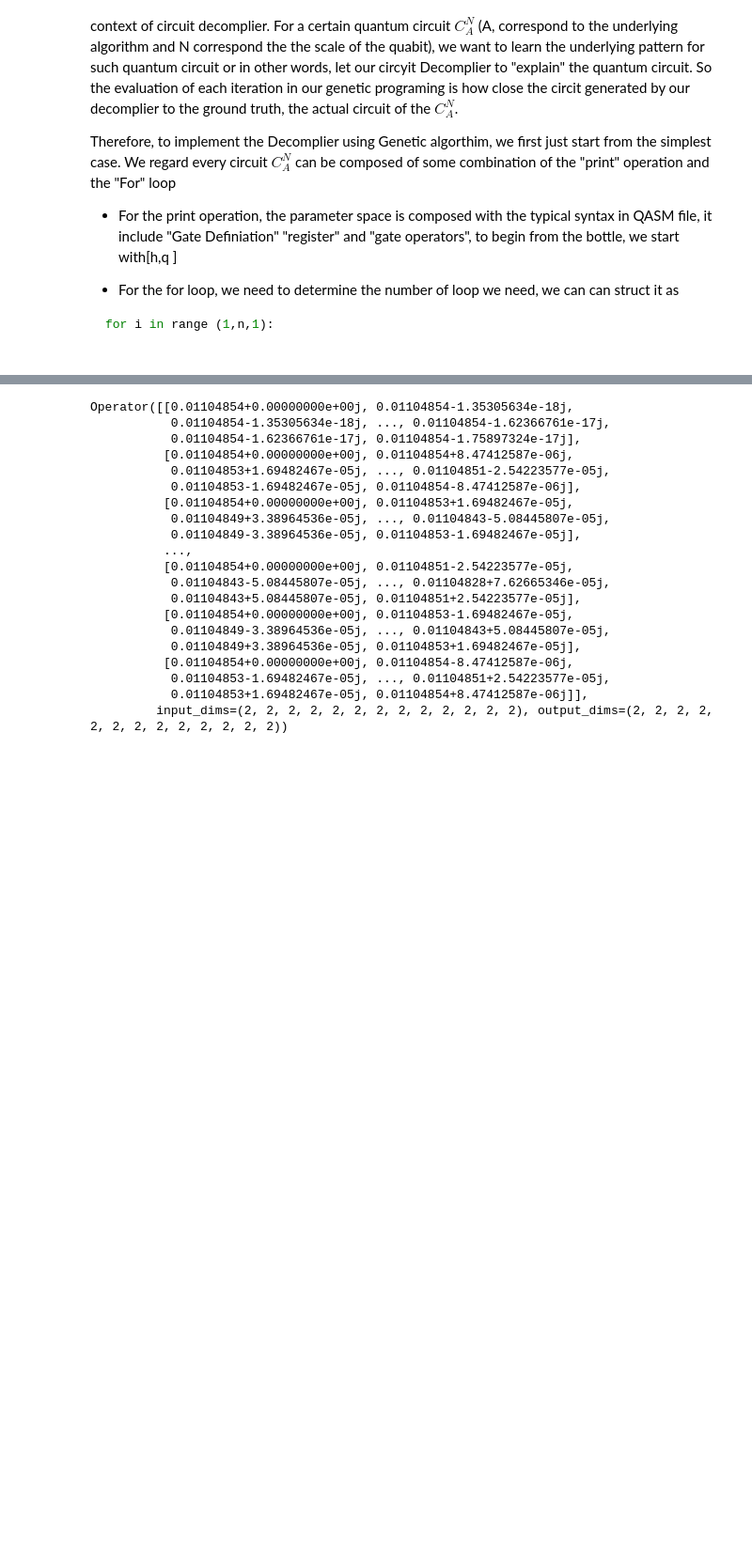
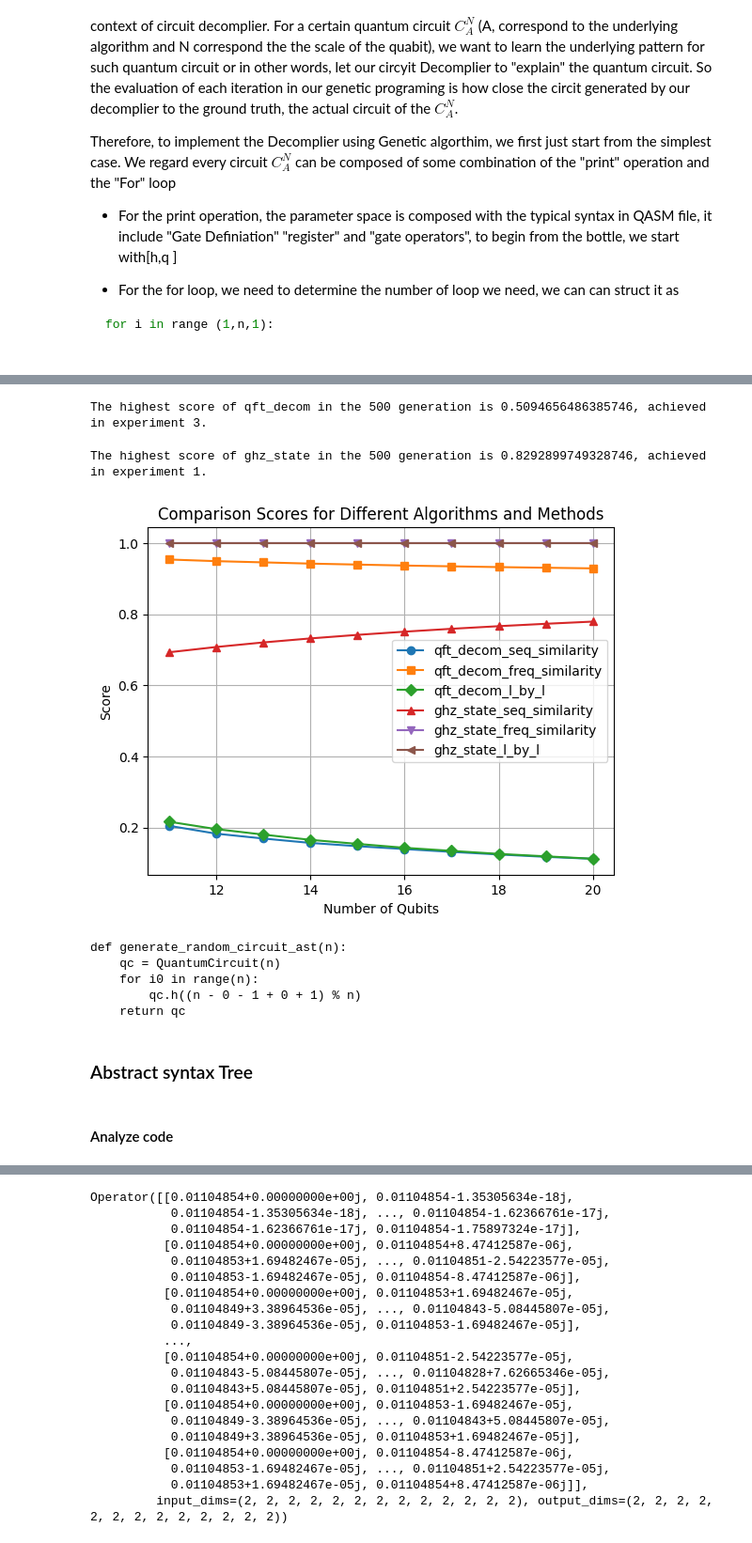
Before and after one commit to XlxlICE/Quantum-Circuit-Decompiler-, a Jupyter notebook: Decomplier.ipynb, the cells around one changed output, grey strips where cells are left out. Shown at 94% size. Saved outputs shown, nothing was run; the diff lists cells and outputs as text; code cells hidden in the pictures; blank space fills up the shorter version.

```diff
--- a/Decomplier.ipynb
+++ b/Decomplier.ipynb
@@ -688,0 +1500,14 @@ Generation 100/100 completed in 0.00 seconds
+# %%
+algorithm = ['qft_decom']
+plotter = GeneticDecompilationPlotter(algorithm_name='example', algorithms=algorithm,
+                                    compare_method='combined',pop_size=40, generations=100, rep=3)
+
+# Run experiments
+all_best_scores, all_scores, all_individual = plotter.load_data('qft')
+# %%
+last_generation_scores = [experiment[-1] for experiment in all_best_scores[_]]
+max_score = max(last_generation_scores)
+max_score_index = last_generation_scores.index(max_score)
+print(f"The highest score of{_} in the {len(all_best_scores[_][0])} generation is {max_score}, achieved in experiment {max_score_index + 1}.")
+best_code=all_individual[_][max_score_index][-1]
+print(best_code)
@@ -688,0 +1693,46 @@ Generation 100/100 completed in 0.00 seconds
+# %%
+# algorithm = ['ry_decomposed_rx_rz', 'ry_decomposed']
+# algorithm = ['h_0', 'h_c', 'rx_c']
+# algorithm = ['h_0']
+# algorithm = ['ry_c']
+# method = ['seq_similarity','freq_similarity','l_by_l']
+algorithm = ['qft_decom', 'ghz_state']
+method =['seq_similarity','freq_similarity','l_by_l']
+plotter = GeneticDecompilationPlotter(algorithm_name='example', algorithms=algorithm)
+all_best_scores, all_scores, all_individual = plotter.load_data('advanced_algo')
+# Define a dictionary for marker styles
+markers = ['o', 's', 'D', '^', 'v', '<', '>', 'p', '*', 'h']
+
+for alg_idx, alg in enumerate(algorithm):
+    last_generation_scores = [experiment[-1] for experiment in all_best_scores[alg]]
+    max_score = max(last_generation_scores)
+    max_score_index = last_generation_scores.index(max_score)
+    print(f"The highest score of {alg} in the {len(all_best_scores[alg][0])} generation is {max_score}, achieved in experiment {max_score_index + 1}.")
+    best_code = all_individual[alg][max_score_index][-1]
+    save_file(best_code, alg, q_min=11, q_max=21)
+    score_list = compare_generated_with_target(algorithm_name=alg, qubit_range=range(11, 21), method=method)
+    for meth_idx, meth in enumerate(method):
+        plt.plot(range(11, 21), score_list[meth], label=f'{alg}_{meth}', marker=markers[alg_idx * len(method) + meth_idx])
+
+plt.xlabel('Number of Qubits')
+plt.ylabel('Score')
+plt.legend()
+plt.title('Comparison Scores for Different Algorithms and Methods')
+plt.grid(True)
+plt.show()
+# %% [output]
+The highest score of qft_decom in the 500 generation is 0.5094656486385746, achieved in experiment 3.
+The highest score of ghz_state in the 500 generation is 0.8292899749328746, achieved in experiment 1.
+[figure, added]
+# %%
+print(all_individual['h_0'][-1][-1])
+# %% [output]
+def generate_random_circuit_ast(n):
+    qc = QuantumCircuit(n)
+    for i0 in range(n):
+        qc.h((n - 0 - 1 + 0 + 1) % n)
+    return qc
+# %% [markdown]
+### Abstract syntax Tree
+# %% [markdown]
+#### Analyze code
```
Also changed, not shown: parts of 72 cells of this notebook, 5 other files.
